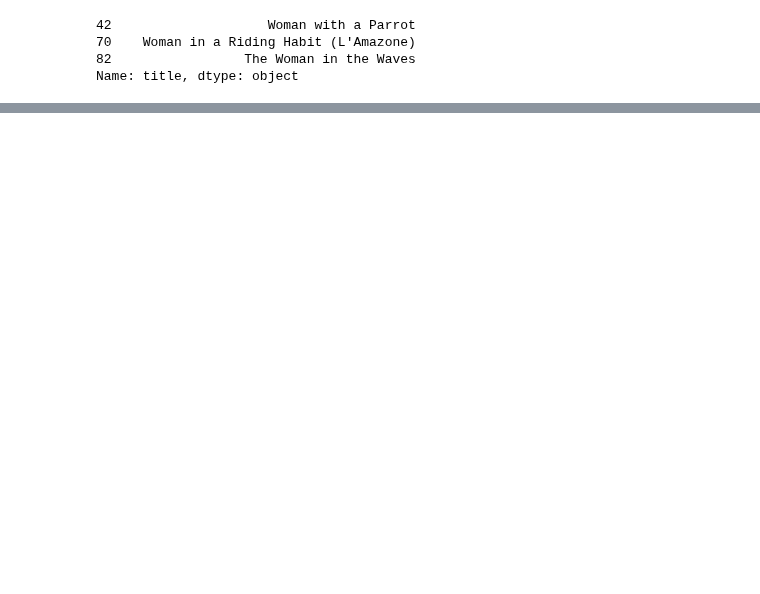
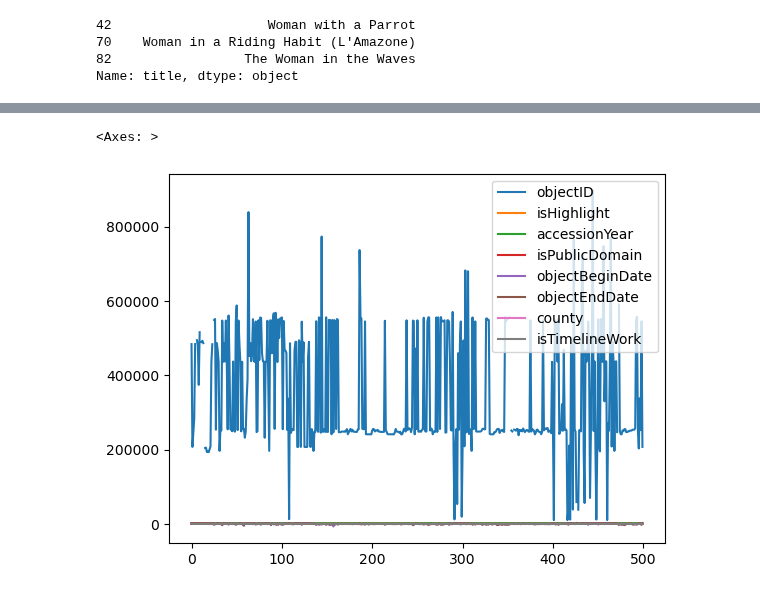
Before and after one commit to gofilipa/664, a Jupyter notebook: analyzing/pandas.ipynb, the cells around one changed output, grey strips where cells are left out. Cells and saved outputs as stored; diff of their text form; code cells hidden in the pictures; blank space fills up the shorter version.

```diff
--- a/analyzing/pandas.ipynb
+++ b/analyzing/pandas.ipynb
@@ -471,0 +487,5 @@ Name: title, dtype: object
+# %%
+df.plot()
+# %% [output]
+<Axes: >
+[figure, added]
```
Also changed, not shown: parts of 39 cells of this notebook, 6 other files.
